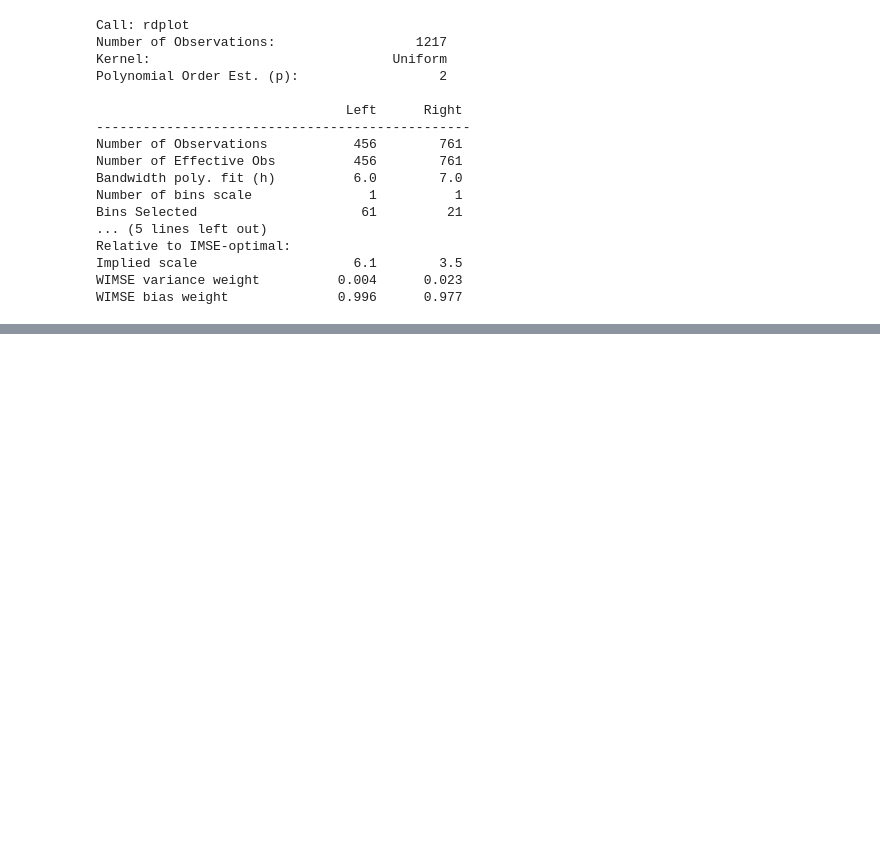
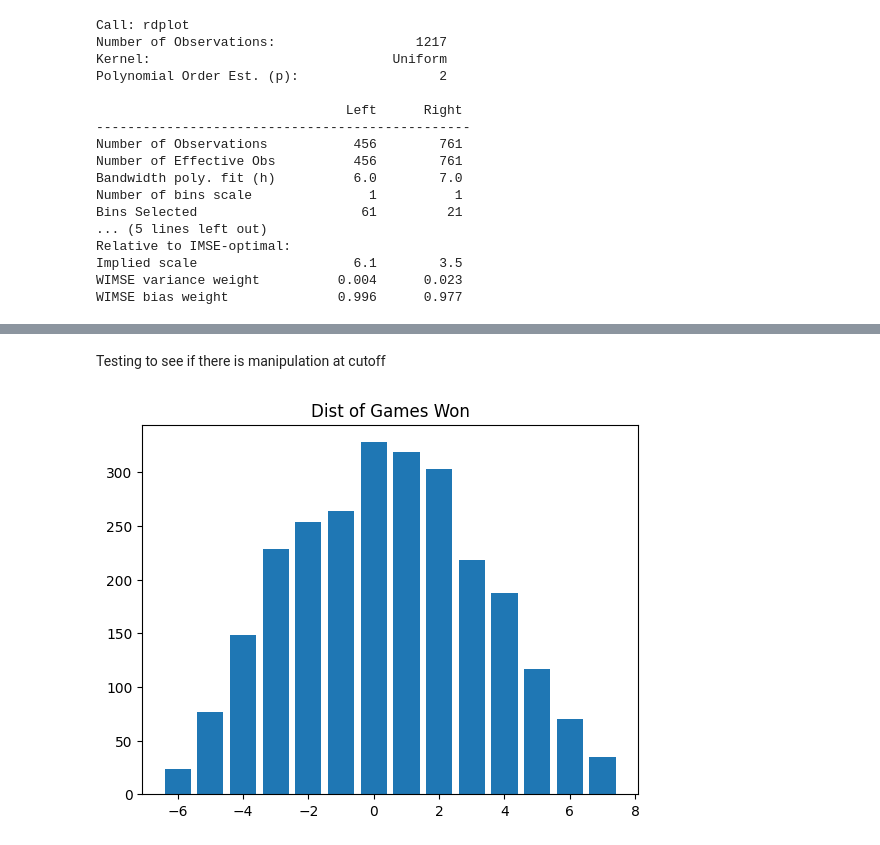
Before and after one commit to porterolson/cfb-projects, a Jupyter notebook: bowl_game_rd.ipynb, the cells around one changed output, grey strips where cells are left out. Cells and saved outputs as stored; diff of their text form; code cells hidden in the pictures; blank space fills up the shorter version.

```diff
--- a/bowl_game_rd.ipynb
+++ b/bowl_game_rd.ipynb
@@ -1358,0 +1512,13 @@ WIMSE bias weight              0.996      0.977
+# %% [markdown]
+Testing to see if there is manipulation at cutoff
+# %%
+dist=rd_data.group_by("running_var").len().sort("running_var")
+
+x=dist['running_var']
+y=dist['len']
+
+plt.bar(x,y)
+plt.title('Dist of Games Won')
+plt.show()
+# %% [output]
+[figure, added]
```
Also changed, not shown: parts of 7 cells of this notebook.
